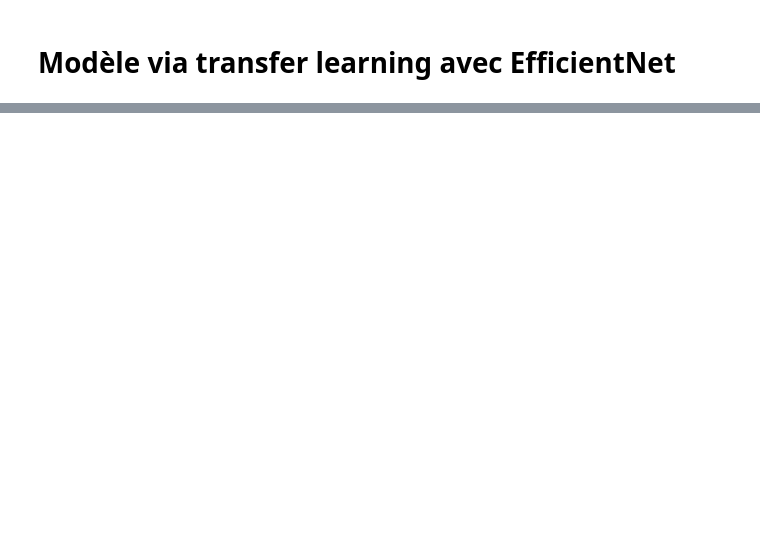
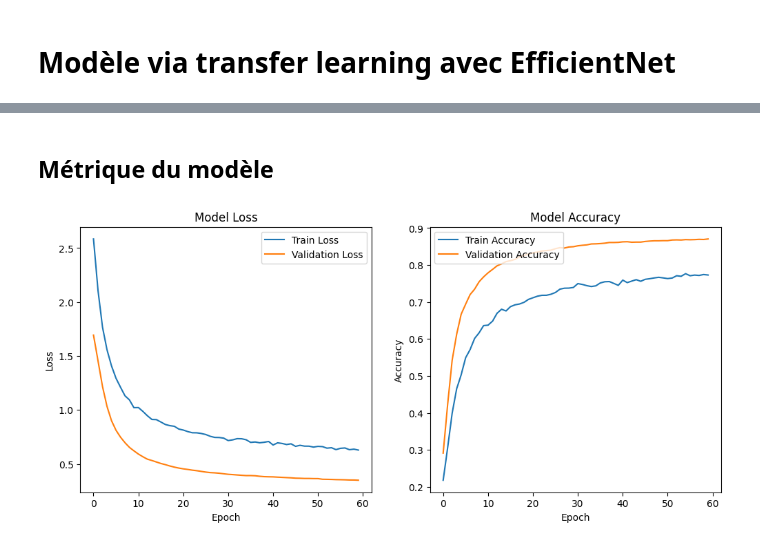
Before and after one commit to erwan44gaut/Image-AI-E5, a Jupyter notebook: Intel/intel.ipynb, the cells around one changed output, grey strips where cells are left out. Drawn from its saved outputs; the diff is of its cells as text; code cells hidden in the pictures; blank space fills up the shorter version.

```diff
--- a/Intel/intel.ipynb
+++ b/Intel/intel.ipynb
@@ -387,0 +450,17 @@ ValueError: Arguments `target` and `output` must have the same rank (ndim). Rece
+# %%
+callbacks = [
+    keras.callbacks.ModelCheckpoint('best_efficientnet_model.keras', monitor='val_accuracy', save_best_only=True, mode='max'),
+    keras.callbacks.BackupAndRestore(backup_dir='./backup'),
+    keras.callbacks.TerminateOnNaN(),
+    keras.callbacks.EarlyStopping(monitor='val_accuracy', patience=5, restore_best_weights=True, verbose=1),
+    keras.callbacks.ReduceLROnPlateau(monitor='val_loss', factor=0.5, patience=5, verbose=1),
+]
+
+efficientnet_model = build_efficientnet_model(num_classes=NUM_CLASSES)
+
+efficientnet_model_training_history = efficientnet_model.fit(
+    train_dataset,
+    epochs=EPOCHS_EFFICIENTNET,
+    validation_data=val_dataset,
+    callbacks=callbacks
+)
@@ -387,0 +485,6 @@ ValueError: Arguments `target` and `output` must have the same rank (ndim). Rece
+# %% [markdown]
+## Métrique du modèle
+# %%
+plot_hist(efficientnet_model_training_history.history)
+# %% [output]
+[figure, added]
```
Also changed, not shown: parts of 31 cells of this notebook.
